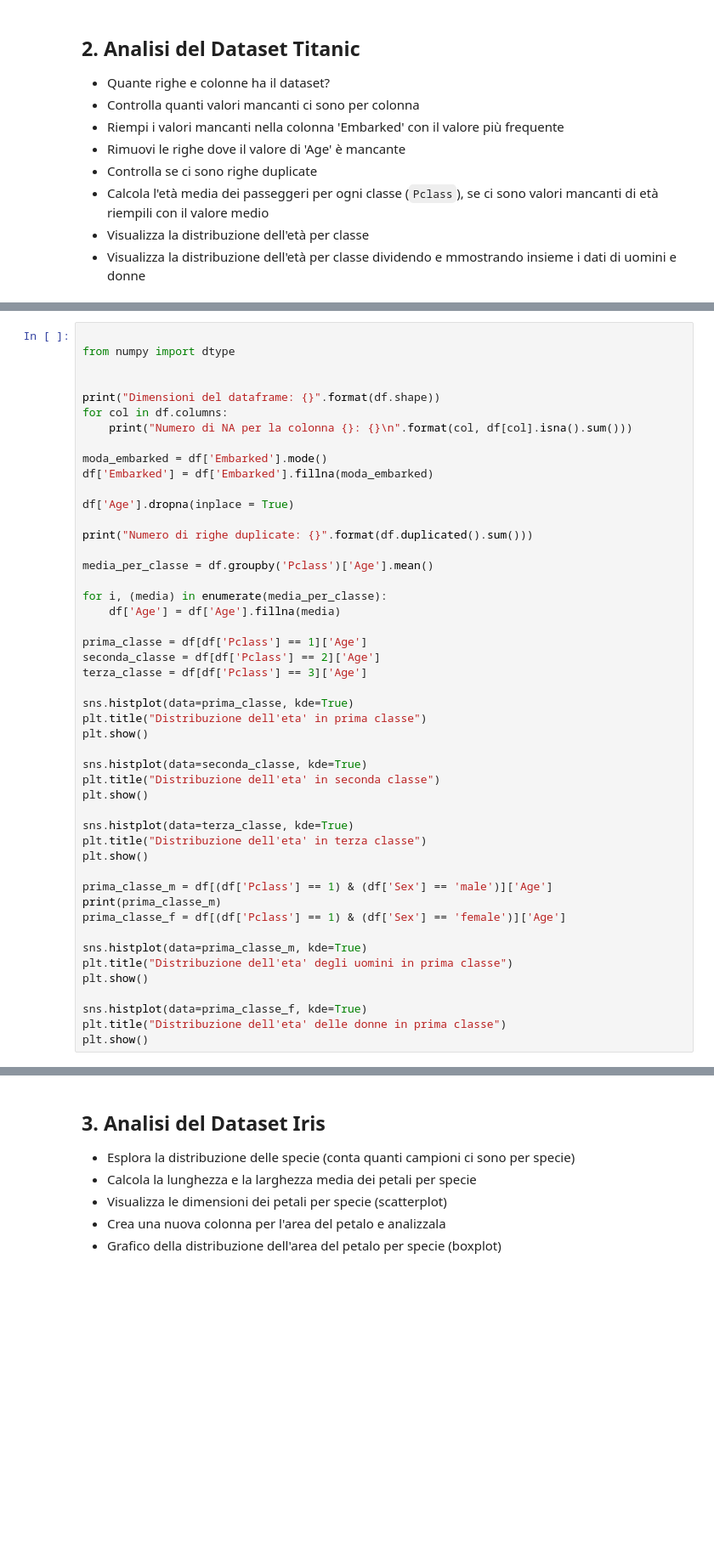
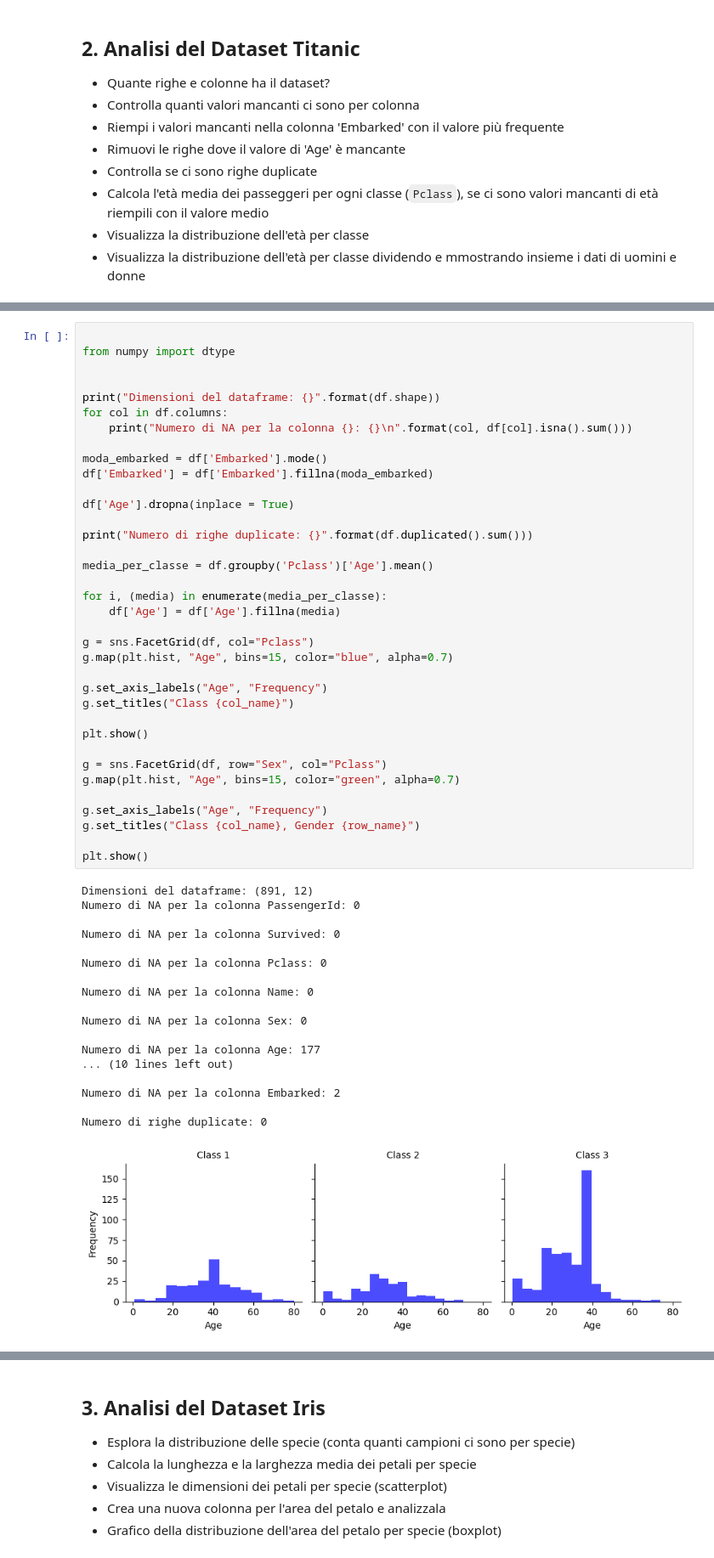
Before and after one commit to MatCosty/ProgrammingLab2, a Jupyter notebook: 4_Esercizi_lez4.ipynb, the cells around one changed output, grey strips where cells are left out. Shown: that part at 85% size. Cells and saved outputs as stored; diff of their text form; blank space fills up the shorter version.

```diff
--- a/4_Esercizi_lez4.ipynb
+++ b/4_Esercizi_lez4.ipynb
@@ -69,48 +70,55 @@ df.head()
 # %%
 
 from numpy import dtype
 
 
 print("Dimensioni del dataframe: {}".format(df.shape))
 for col in df.columns:
     print("Numero di NA per la colonna {}: {}\n".format(col, df[col].isna().sum()))
 
 moda_embarked = df['Embarked'].mode()
 df['Embarked'] = df['Embarked'].fillna(moda_embarked)
 
 df['Age'].dropna(inplace = True)
 
 print("Numero di righe duplicate: {}".format(df.duplicated().sum()))
 
 media_per_classe = df.groupby('Pclass')['Age'].mean()
 
 for i, (media) in enumerate(media_per_classe):
     df['Age'] = df['Age'].fillna(media)
 
-prima_classe = df[df['Pclass'] == 1]['Age']
-seconda_classe = df[df['Pclass'] == 2]['Age']
-terza_classe = df[df['Pclass'] == 3]['Age']
+g = sns.FacetGrid(df, col="Pclass")
+g.map(plt.hist, "Age", bins=15, color="blue", alpha=0.7)
 
-sns.histplot(data=prima_classe, kde=True)
-plt.title("Distribuzione dell'eta' in prima classe")
+g.set_axis_labels("Age", "Frequency")
+g.set_titles("Class {col_name}")
+
 plt.show()
 
-sns.histplot(data=seconda_classe, kde=True)
-plt.title("Distribuzione dell'eta' in seconda classe")
+g = sns.FacetGrid(df, row="Sex", col="Pclass")
+g.map(plt.hist, "Age", bins=15, color="green", alpha=0.7)
+
+g.set_axis_labels("Age", "Frequency")
+g.set_titles("Class {col_name}, Gender {row_name}")
+
 plt.show()
-
-sns.histplot(data=terza_classe, kde=True)
-plt.title("Distribuzione dell'eta' in terza classe")
-plt.show()
-
-prima_classe_m = df[(df['Pclass'] == 1) & (df['Sex'] == 'male')]['Age']
-print(prima_classe_m)
-prima_classe_f = df[(df['Pclass'] == 1) & (df['Sex'] == 'female')]['Age']
-
-sns.histplot(data=prima_classe_m, kde=True)
-plt.title("Distribuzione dell'eta' degli uomini in prima classe")
-plt.show()
-
-sns.histplot(data=prima_classe_f, kde=True)
-plt.title("Distribuzione dell'eta' delle donne in prima classe")
-plt.show()
+# %% [output]
+Dimensioni del dataframe: (891, 12)
+Numero di NA per la colonna PassengerId: 0
+
+Numero di NA per la colonna Survived: 0
+
+Numero di NA per la colonna Pclass: 0
+
+Numero di NA per la colonna Name: 0
+
+Numero di NA per la colonna Sex: 0
+
+Numero di NA per la colonna Age: 177
+... (10 lines left out)
+
+Numero di NA per la colonna Embarked: 2
+
+Numero di righe duplicate: 0
+[figure, added]
```
Also changed, not shown: parts of 2 cells of this notebook, 2 other files.
